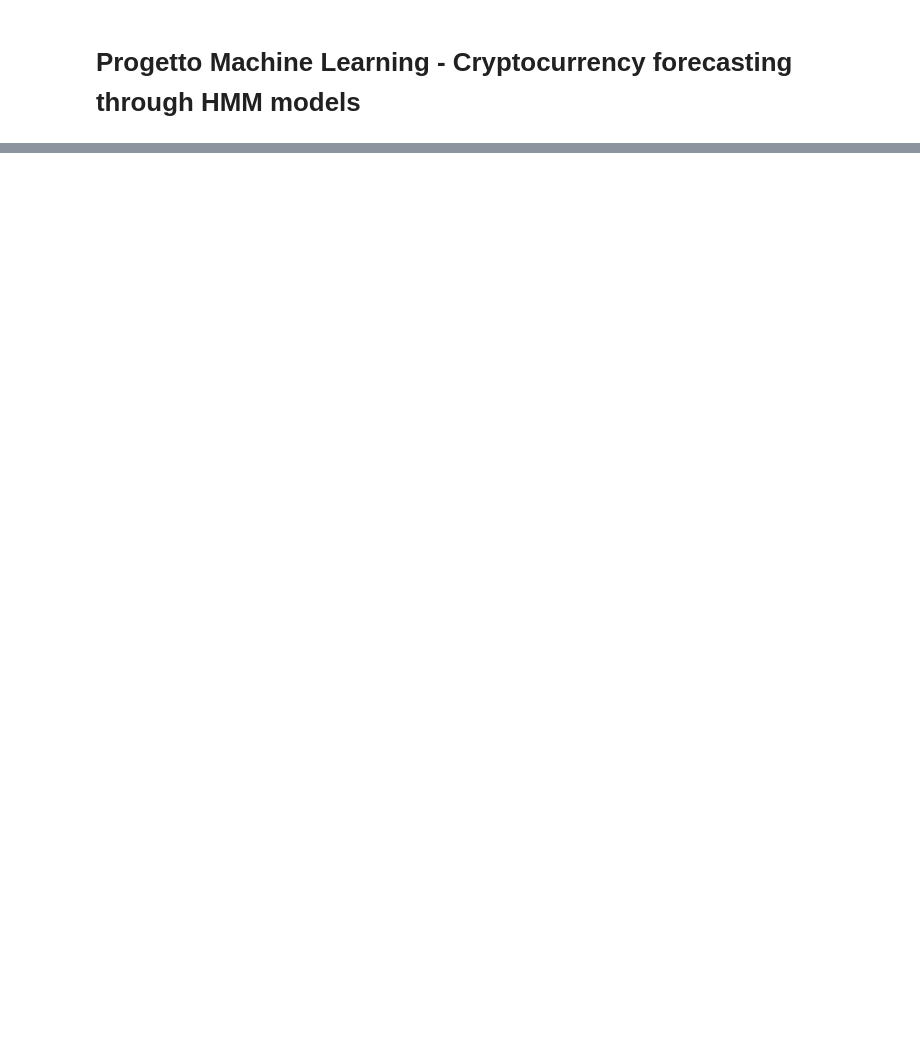
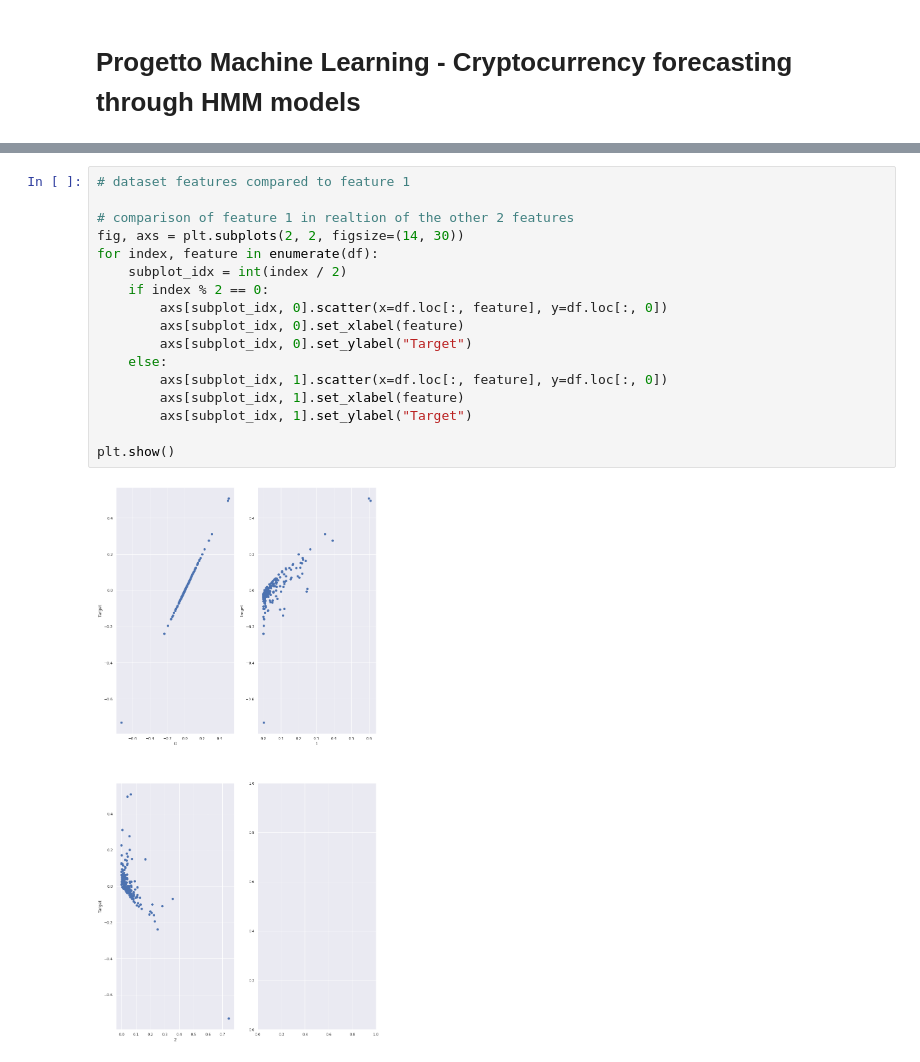
Before and after one commit to AntoninoParisi/HMM_crypto_forecasting, a Jupyter notebook: progetto_ML.ipynb, the cells around one changed output, grey strips where cells are left out. Saved outputs shown, nothing was run; the diff lists cells and outputs as text; blank space fills up the shorter version.

```diff
--- a/progetto_ML.ipynb
+++ b/progetto_ML.ipynb
@@ -298,0 +365,19 @@ next day real full version :  2324.67944917
+# %%
+# dataset features compared to feature 1
+
+# comparison of feature 1 in realtion of the other 2 features
+fig, axs = plt.subplots(2, 2, figsize=(14, 30))
+for index, feature in enumerate(df):
+    subplot_idx = int(index / 2)
+    if index % 2 == 0:
+        axs[subplot_idx, 0].scatter(x=df.loc[:, feature], y=df.loc[:, 0])
+        axs[subplot_idx, 0].set_xlabel(feature)
+        axs[subplot_idx, 0].set_ylabel("Target")
+    else:
+        axs[subplot_idx, 1].scatter(x=df.loc[:, feature], y=df.loc[:, 0])
+        axs[subplot_idx, 1].set_xlabel(feature)
+        axs[subplot_idx, 1].set_ylabel("Target")
+
+plt.show()
+# %% [output]
+[figure, added]
```
Also changed, not shown: parts of 22 cells of this notebook.
